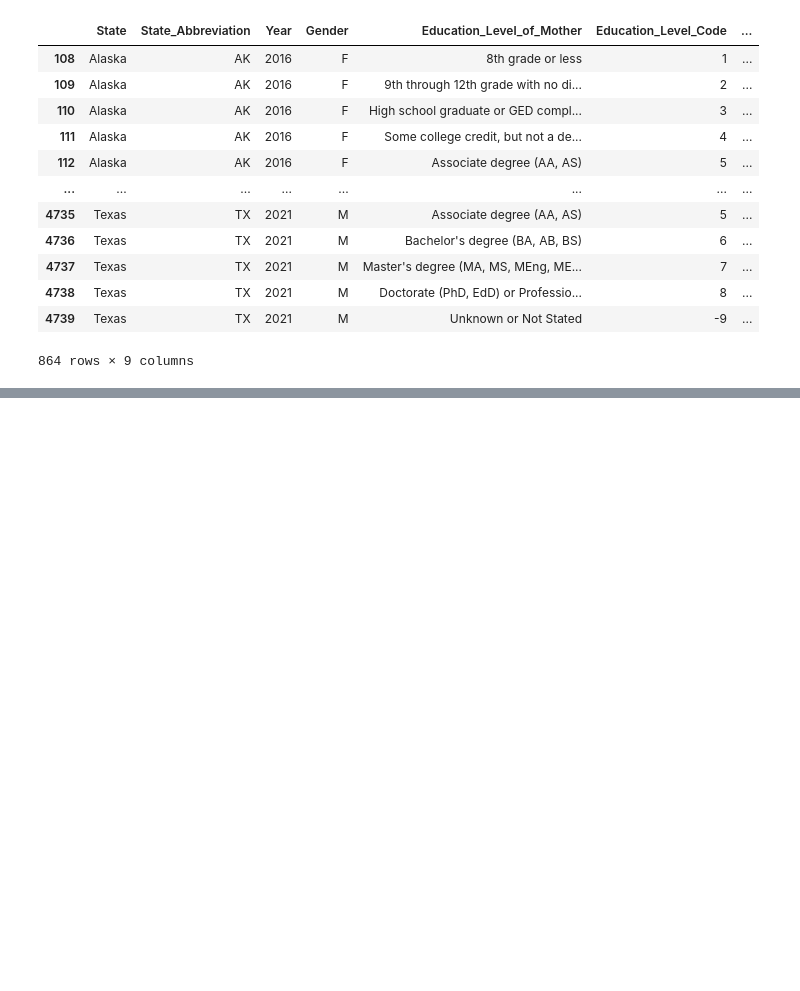
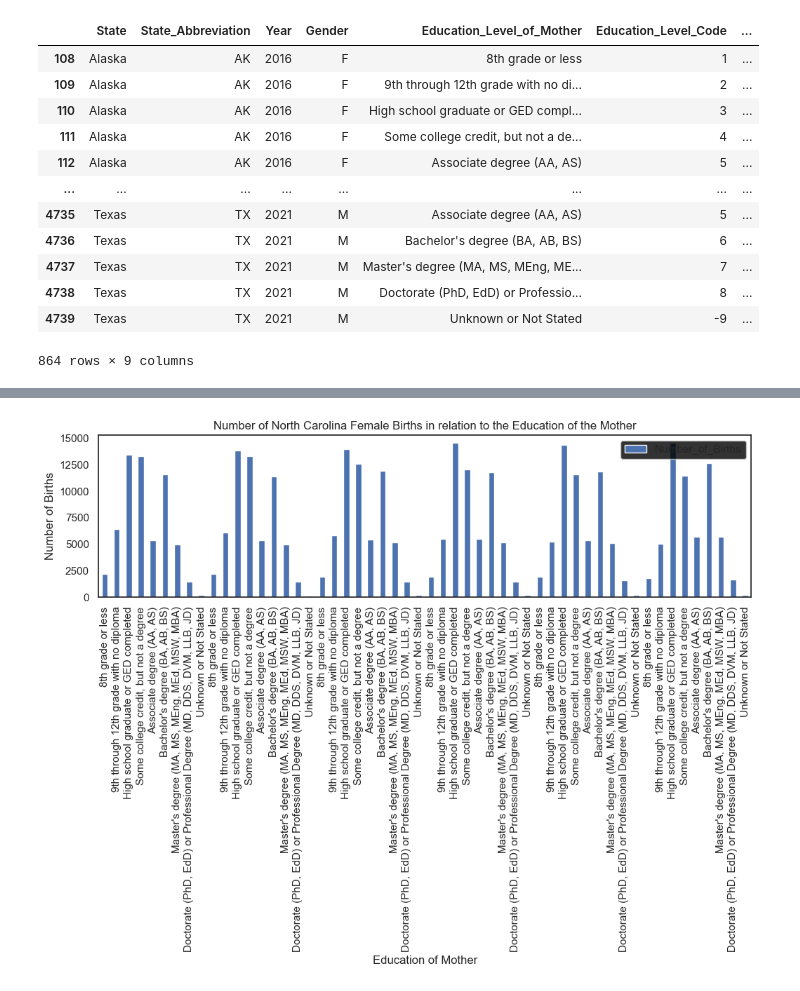
Before and after one commit to adrue94/project-3-repository, a Jupyter notebook: data/charts.ipynb, the cells around one changed output, grey strips where cells are left out. Cells and saved outputs as stored; diff of their text form; code cells hidden in the pictures; blank space fills up the shorter version.

Commit message:
2nd commit, bar chart and lin regress, MC

```diff
--- a/data/charts.ipynb
+++ b/data/charts.ipynb
@@ -92,3 +92,7 @@ selected_df
 | 4738 | Texas | TX | 2021 | M | Doctorate (PhD, EdD) or Professio... | 8 | ... |
 | 4739 | Texas | TX | 2021 | M | Unknown or Not Stated | -9 | ... |
 864 rows × 9 columns
+# %%
+# Isolating North Carolina for various charts to follow
+NCdf = df[(df.State_Abbreviation == 'NC')]
+NCdf
@@ -94,0 +113,4 @@ selected_df
+# %%
+# For North Carolina babies born as females
+NCf_df = NCdf[(NCdf.Gender == 'F')]
+NCf_df
@@ -94,0 +135,12 @@ selected_df
+# %%
+# Number of births per education of Mother for females born in North Carolina across all years
+# fig = plt.figure(figsize= (10,9))
+
+# Create the bar plot
+NCf_df.plot(x="Education_Level_of_Mother", y="Number_of_Births", kind="bar", figsize=(12,3), rot=90)
+plt.xlabel("Education of Mother")
+plt.ylabel("Number of Births")
+plt.title("Number of North Carolina Female Births in relation to the Education of the Mother")
+plt.show()
+# %% [output]
+[figure, added]
```
Also changed, not shown: parts of 4 cells of this notebook.
